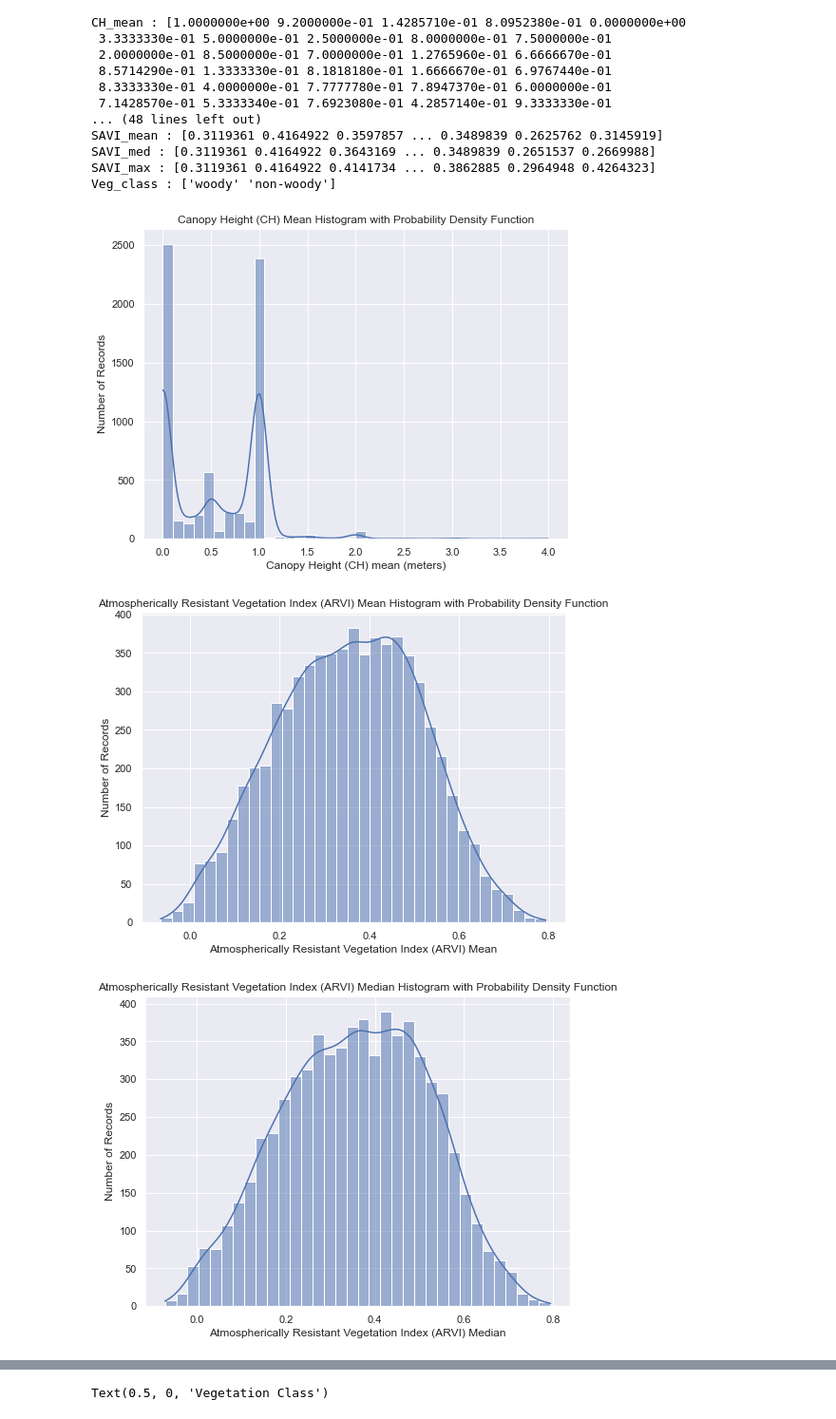
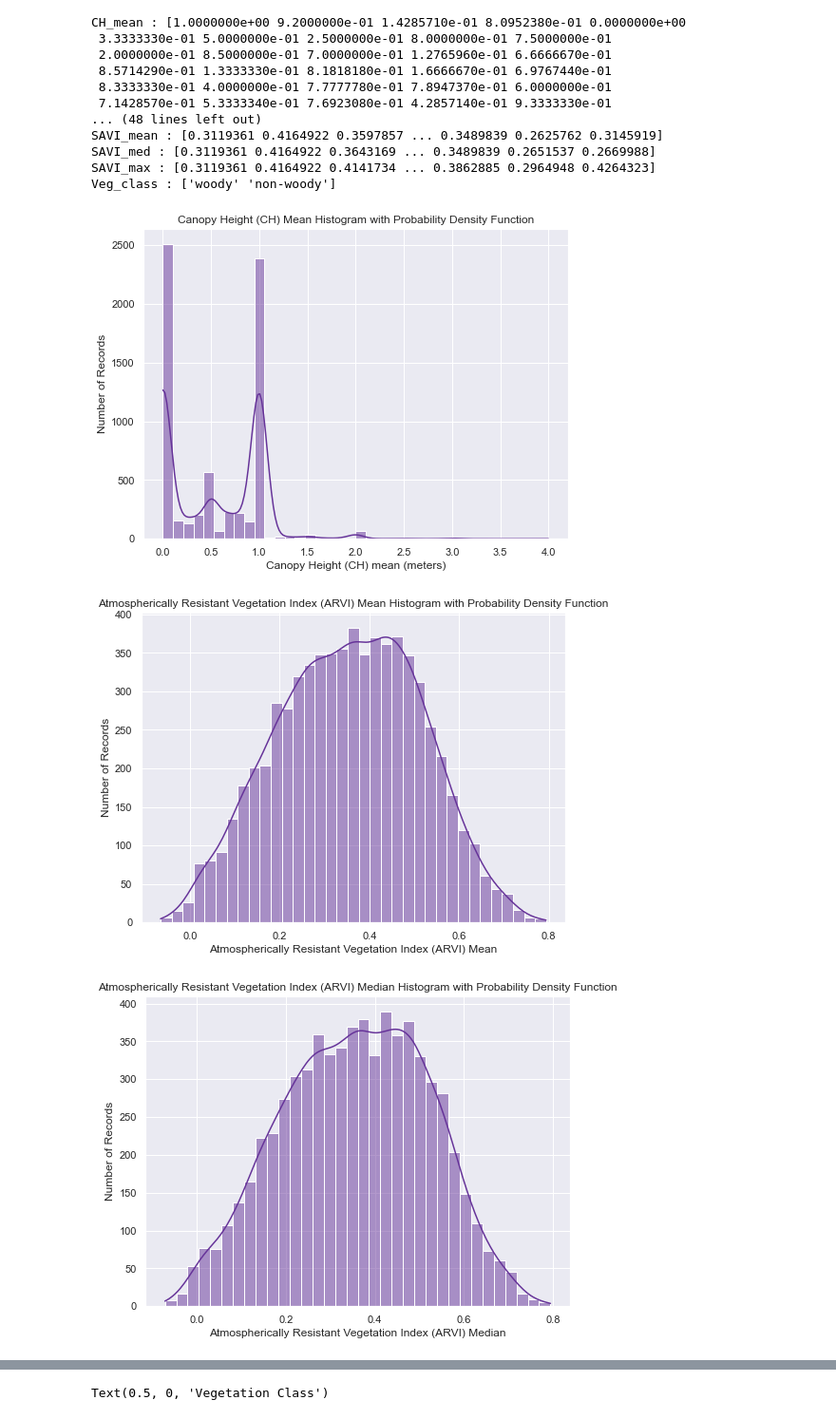
Before and after one commit to kh-bh/EarthScienceSVSM, a Jupyter notebook: EDA Earth Science Analysis-BK(2021 data).ipynb, the cells around one changed output, grey strips where cells are left out. Shown at 95% size. Cells and saved outputs as stored; diff of their text form; code cells hidden in the pictures.

```diff
--- a/EDA Earth Science Analysis-BK(2021 data).ipynb
+++ b/EDA Earth Science Analysis-BK(2021 data).ipynb
@@ -104,7 +104,7 @@ category = ["CH_mean","ARVI_mean","ARVI_med","ARVI_max","EVI_mean","EVI_med","EV
 for i in category:
     sns.set(rc={"figure.figsize":(15,8)})
     plt.figure(figsize=(8,6))
-    sns.histplot(x=i,data=data,kde=True)
+    sns.histplot(x=i,data=data,color="rebeccapurple",kde=True)
     plt.ylabel("Number of Records")
     if i == "CH_mean":
         plt.title("Canopy Height (CH) Mean Histogram with Probability Density Function")
@@ -119,33 +119,33 @@ for i in category:
         plt.title("Atmospherically Resistant Vegetation Index (ARVI) Maximum Histogram with Probability Density Function")
         plt.xlabel("Atmospherically Resistant Vegetation Index (ARVI) Maximum")
     if i == "EVI_mean":
         plt.title("Enhanced Vegetation Index (EVI) Mean Histogram with Probability Density Function")
         plt.xlabel("Enhanced Vegetation Index (EVI) Mean")
     if i == "EVI_med":
         plt.title("Enhanced Vegetation Index (EVI) Median Histogram with Probability Density Function")
         plt.xlabel("Enhanced Vegetation Index (EVI) Median")
     if i == "EVI_max":
         plt.title("Enhanced Vegetation Index (EVI) Maximum Histogram with Probability Density Function")
         plt.xlabel("Enhanced Vegetation Index (EVI) Maximum")
     if i == "NDVI_mean":
         plt.title("Normalized Difference Vegetation Index (NDVI) Mean Histogram with Probability Density Function")
         plt.xlabel("Normalized Difference Vegetation Index (NDVI) Mean")
     if i == "NDVI_med":
         plt.title("Normalized Difference Vegetation Index (NDVI) Median Histogram with Probability Density Function")
         plt.xlabel("Normalized Difference Vegetation Index (NDVI) Median")
     if i == "NDVI_max":
         plt.title("Normalized Difference Vegetation Index (NDVI) Maximum Histogram with Probability Density Function")
         plt.xlabel("Normalized Difference Vegetation Index (NDVI) Maximum")
     if i == "SAVI_mean":
         plt.title("Soil-Adjusted Vegetation Index (SAVI) Mean Histogram with Probability Density Function")
         plt.xlabel("Soil-Adjusted Vegetation Index (SAVI) Mean")
     if i == "SAVI_med":
         plt.title("Soil-Adjusted Vegetation Index (SAVI) Median Histogram with Probability Density Function")
         plt.xlabel("Soil-Adjusted Vegetation Index (SAVI) Median")
     if i == "SAVI_max":
         plt.title("Soil-Adjusted Vegetation Index (SAVI) Maximum Histogram with Probability Density Function")
         plt.xlabel("Soil-Adjusted Vegetation Index (SAVI) Maximum")
 # %% [output]
-[figure, old version]
+[figure, new version]
-[figure, old version]
+[figure, new version]
-[figure, old version]
+[figure, new version]
```
Also changed, not shown: parts of 5 cells of this notebook.
